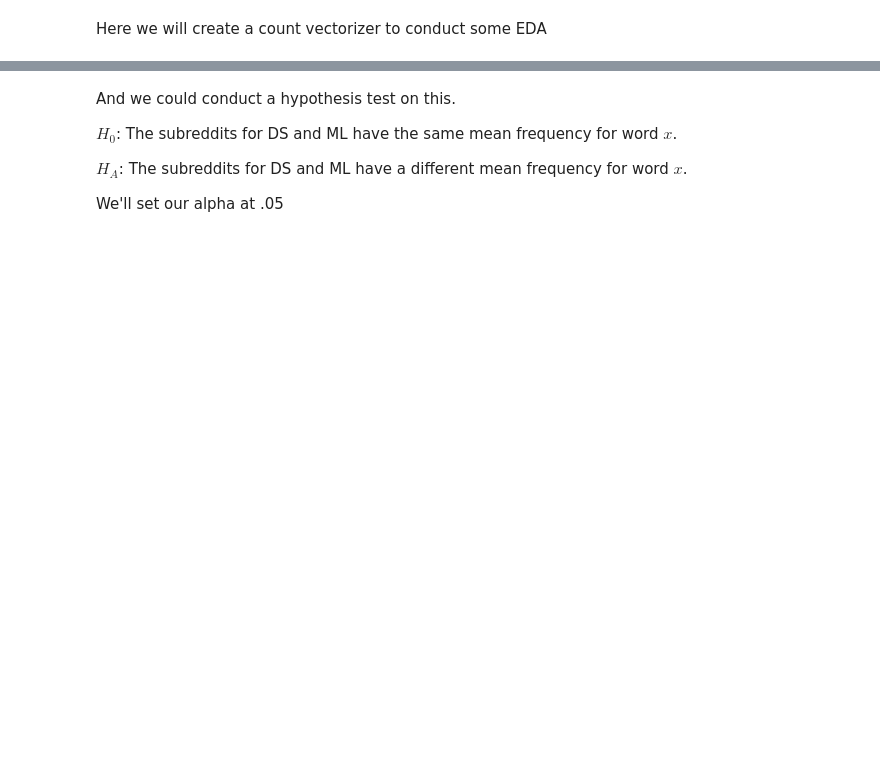
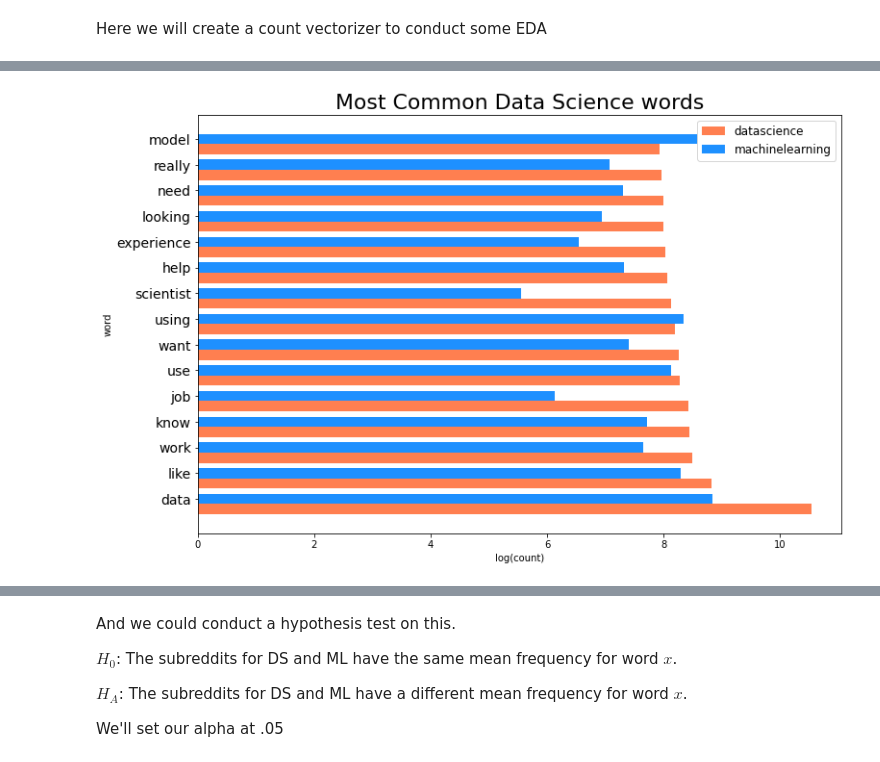
Before and after one commit to DanOvad/reddit-nlp, a Jupyter notebook: code/P3-EDA.ipynb, the cells around one changed output, grey strips where cells are left out. Cells and saved outputs as stored; diff of their text form; code cells hidden in the pictures; blank space fills up the shorter version.

```diff
--- a/code/P3-EDA.ipynb
+++ b/code/P3-EDA.ipynb
@@ -81,10 +127,15 @@ df.isnull().sum()
 sklearn_stopwords = list(CountVectorizer(stop_words = 'english').get_stop_words())
 
 #Custom created list
-custom_stopwords = ['good','time','python','tool','source','best','learn','science']
+custom_stopwords = ['good','time','python','tool','source','best',
+                    'learn','science','machine','deep'
+                    'data','learning','science', 'www'] # most common words
+url_stopwords = ['com', 'www','io','org','edu', 'https']
 
-# Personalized stopwords
-personal_stopwords = sklearn_stopwords + custom_stopwords
+# Personalized stopword lists
+custom_stopwords.extend(sklearn_stopwords)
+custom_stopwords.extend(url_stopwords)
+url_stopwords.extend(sklearn_stopwords)
 # %% [markdown]
 ## TRYING SOME EDA
 # %% [markdown]
@@ -163,0 +278,5 @@ top_words_overlap = [element for element in top_words_DS if element in top_words
+# %%
+%%time
+
+word_freq_1 = merged_term_df.groupby('Subreddit_name').sum().T.sort_values(by = 1,ascending=False).head(15)
+word_freq_0 = merged_term_df.groupby('Subreddit_name').sum().T.sort_values(by = 0,ascending=False).head(15)
@@ -163,0 +289,15 @@ top_words_overlap = [element for element in top_words_DS if element in top_words
+# %%
+plt.figure(figsize = (12,8))
+ind = np.arange(len(word_freq_1))
+height = 0.4
+plt.barh(width = np.log(word_freq_1[1]), y = ind, height = height, align = 'center', label = 'datascience', color = 'coral')
+plt.barh(width = np.log(word_freq_1[0]),y = ind+height, height = height, align = 'center', label = 'machinelearning', color = 'dodgerblue')
+plt.yticks(ticks = ind+height, labels = word_freq_1.index, fontsize = 14)
+plt.legend(fontsize = 12)
+plt.title('Most Common Data Science words', fontsize = 22)
+plt.xlabel('log(count)')
+plt.ylabel('word')
+
+plt.savefig('../plots/DS_word_logcount.png')
+# %% [output]
+[figure, added]
```
Also changed, not shown: parts of 61 cells of this notebook, 33 other files.
